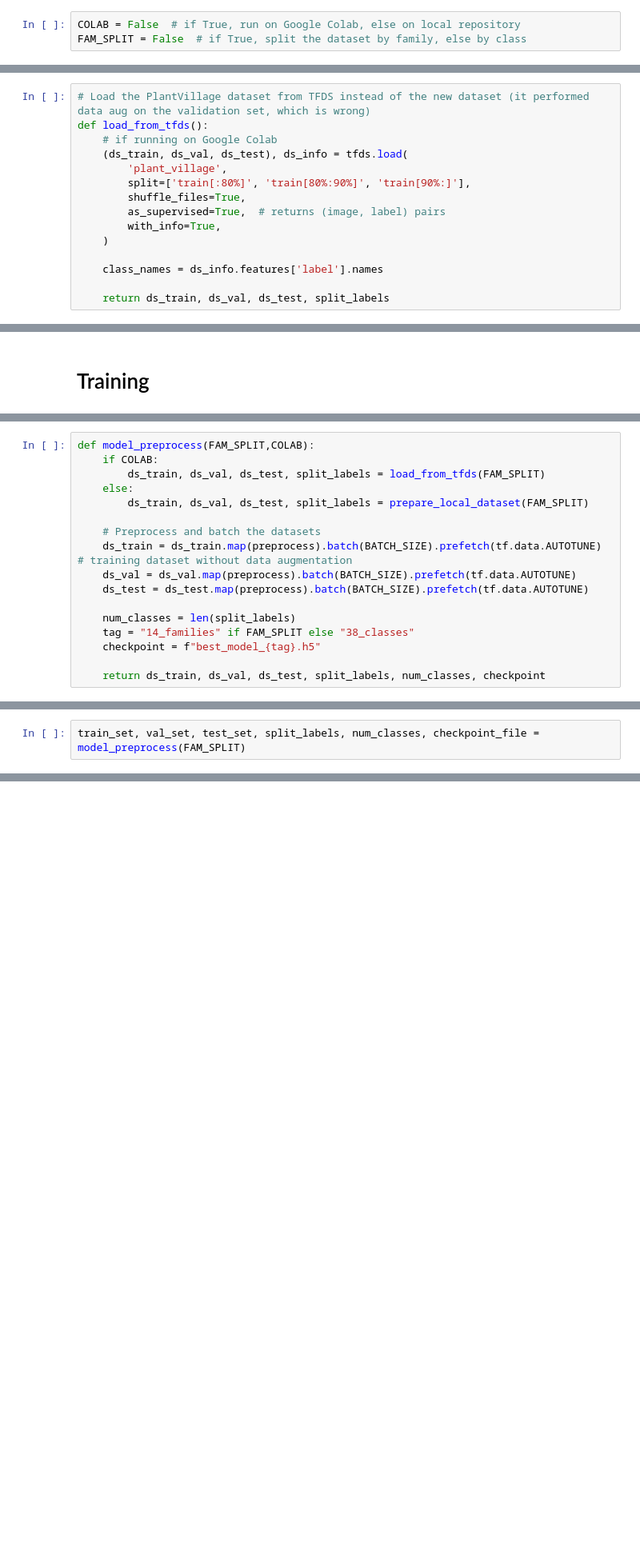
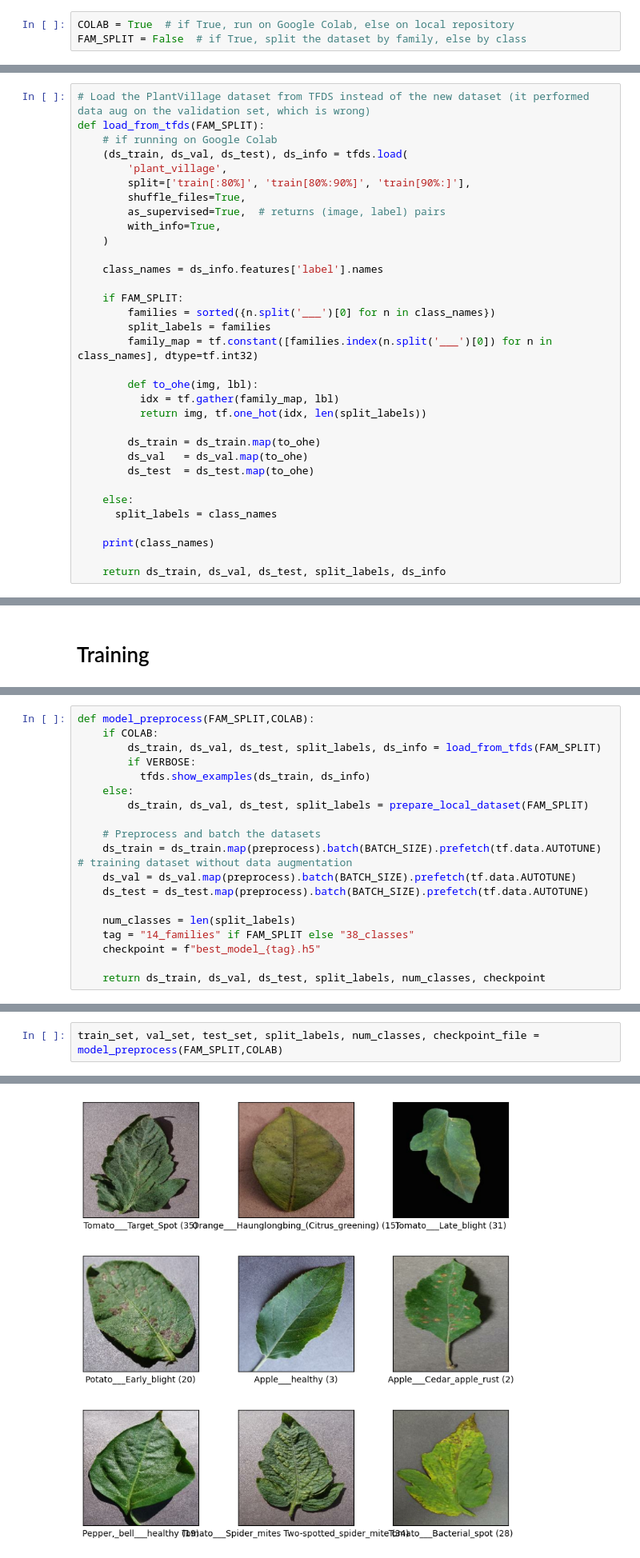
Before and after one commit to Mmc-001/progetto-daml, a Jupyter notebook: final_proj.ipynb, the cells around one changed output, grey strips where cells are left out. Shown at 80% size. Drawn from its saved outputs; the diff is of its cells as text; blank space fills up the shorter version.

Commit message:
Test 38 classes

```diff
--- a/final_proj.ipynb
+++ b/final_proj.ipynb
@@ -32,7 +32,7 @@ tf.keras.utils.set_random_seed(42)
 # %% [markdown]
 # Data download and preprocess
 # %%
-COLAB = False  # if True, run on Google Colab, else on local repository
+COLAB = True  # if True, run on Google Colab, else on local repository
 FAM_SPLIT = False  # if True, split the dataset by family, else by class
 # %%
 # useful constants
@@ -61,6 +45,6 @@ def define_labels():
 # %%
 # Load the PlantVillage dataset from TFDS instead of the new dataset (it performed data aug on the validation set, which is wrong)
-def load_from_tfds():
+def load_from_tfds(FAM_SPLIT):
     # if running on Google Colab
     (ds_train, ds_val, ds_test), ds_info = tfds.load(
         'plant_village',
@@ -72,5 +56,23 @@ def load_from_tfds():
 
     class_names = ds_info.features['label'].names
 
-    return ds_train, ds_val, ds_test, split_labels
+    if FAM_SPLIT:
+        families = sorted({n.split('___')[0] for n in class_names})
+        split_labels = families
+        family_map = tf.constant([families.index(n.split('___')[0]) for n in class_names], dtype=tf.int32)
+
+        def to_ohe(img, lbl):
+          idx = tf.gather(family_map, lbl)
+          return img, tf.one_hot(idx, len(split_labels))
+
+        ds_train = ds_train.map(to_ohe)
+        ds_val   = ds_val.map(to_ohe)
+        ds_test  = ds_test.map(to_ohe)
+
+    else:
+      split_labels = class_names
+
+    print(class_names)
+
+    return ds_train, ds_val, ds_test, split_labels, ds_info
 # %%
@@ -167,7 +170,9 @@ def simple_cnn(input_shape, num_classes):
 # %%
 def model_preprocess(FAM_SPLIT,COLAB):
     if COLAB:
-        ds_train, ds_val, ds_test, split_labels = load_from_tfds(FAM_SPLIT)
+        ds_train, ds_val, ds_test, split_labels, ds_info = load_from_tfds(FAM_SPLIT)
+        if VERBOSE:
+          tfds.show_examples(ds_train, ds_info)
     else:
         ds_train, ds_val, ds_test, split_labels = prepare_local_dataset(FAM_SPLIT)
 
@@ -197,5 +202,5 @@ def model_train(num_classes):
     model.summary()
     return model
 # %%
-train_set, val_set, test_set, split_labels, num_classes, checkpoint_file = model_preprocess(FAM_SPLIT)
+train_set, val_set, test_set, split_labels, num_classes, checkpoint_file = model_preprocess(FAM_SPLIT,COLAB)
 # %% [output]
@@ -205,3 +208,4 @@ Found 5459 files belonging to 38 classes.
+[figure, added]
 # %%
 print(split_labels)
 print(len(split_labels))
```
Also changed, not shown: parts of 13 cells of this notebook.
